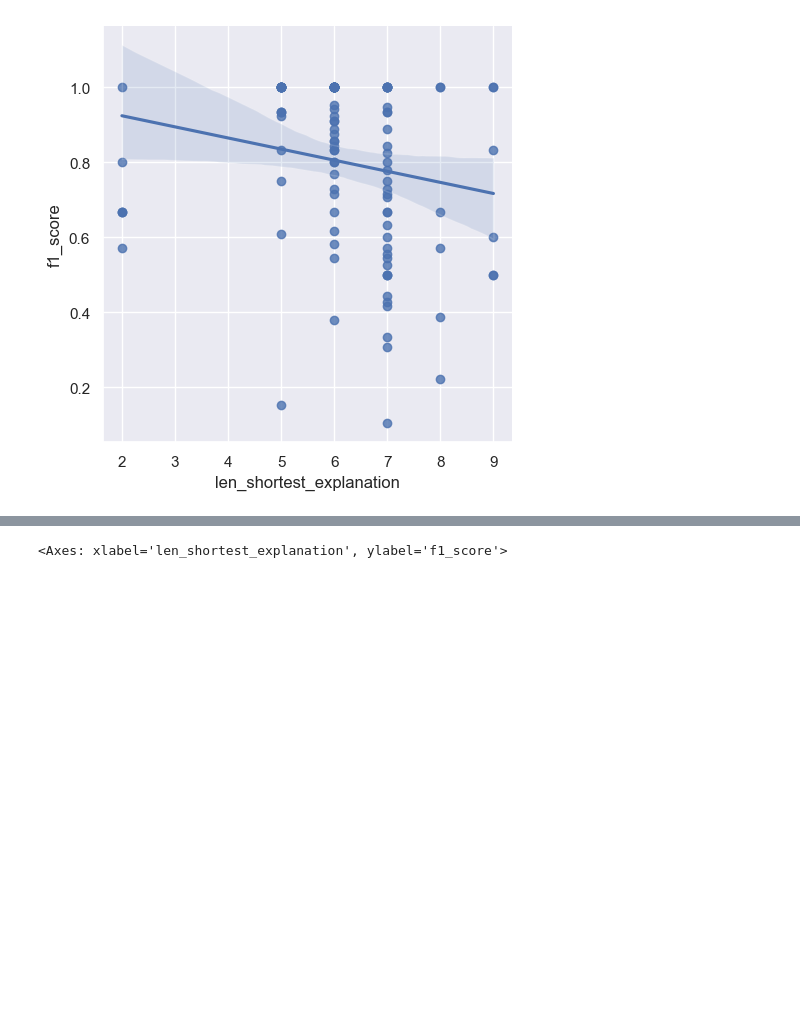
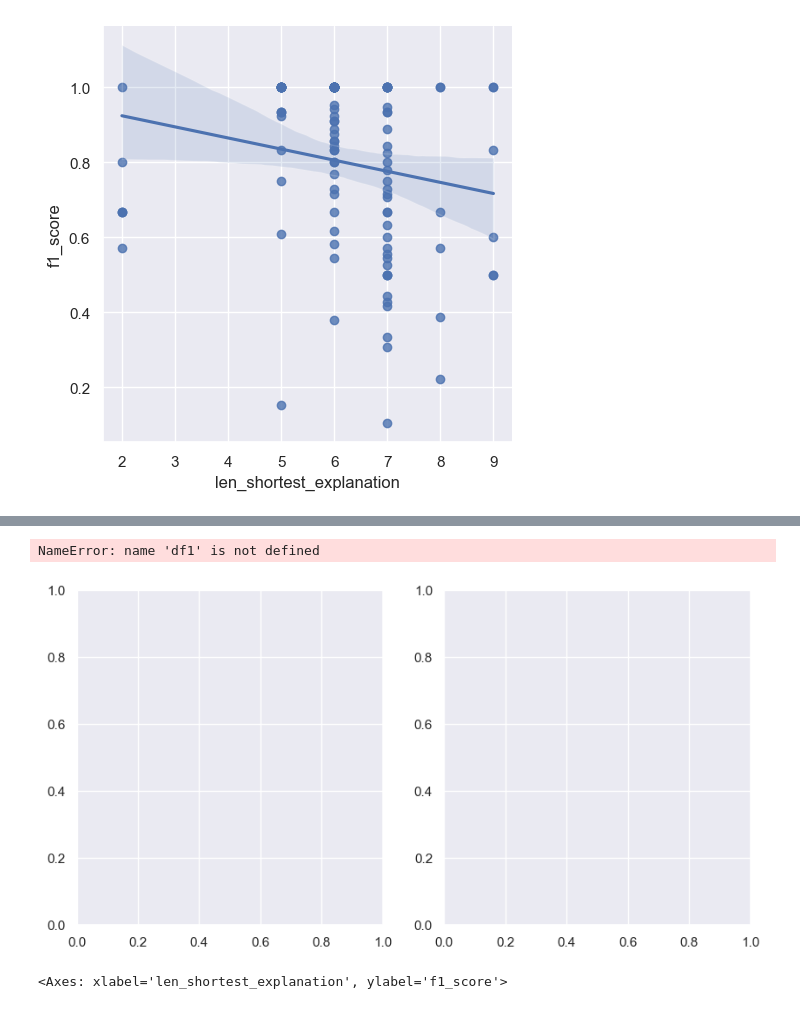
Before and after one commit to cmungall/gpt-reasoning-manuscript, a Jupyter notebook: notebooks/ReasonGPT-Results.ipynb, the cells around one changed output, grey strips where cells are left out. Cells and saved outputs as stored; diff of their text form; code cells hidden in the pictures; blank space fills up the shorter version.

```diff
--- a/notebooks/ReasonGPT-Results.ipynb
+++ b/notebooks/ReasonGPT-Results.ipynb
@@ -276,3 +292,20 @@ plt.show()
+# %%
+fig, ax = plt.subplots(1, 2, figsize=(10, 5)) # 1 row, 2 columns
+
+# First scatter plot
+sns.scatterplot(data=df1, x='x', y='y', ax=ax[0])
+ax[0].set_title('First Plot')
+
+# Second scatter plot
+sns.scatterplot(data=df2, x='x', y='y', ax=ax[1])
+ax[1].set_title('Second Plot')
+
+# display the plot
+plt.tight_layout()
+plt.show()
+# %% [output]
+NameError: name 'df1' is not defined
+[figure, added]
 # %%
 dftups = [(model, df.query(f"model=='{model}'")) for model in ["gpt-4", "gpt-3.5-turbo"]]
 for m, mdf in dftups:
```
Also changed, not shown: parts of 33 cells of this notebook, 4 other files.
